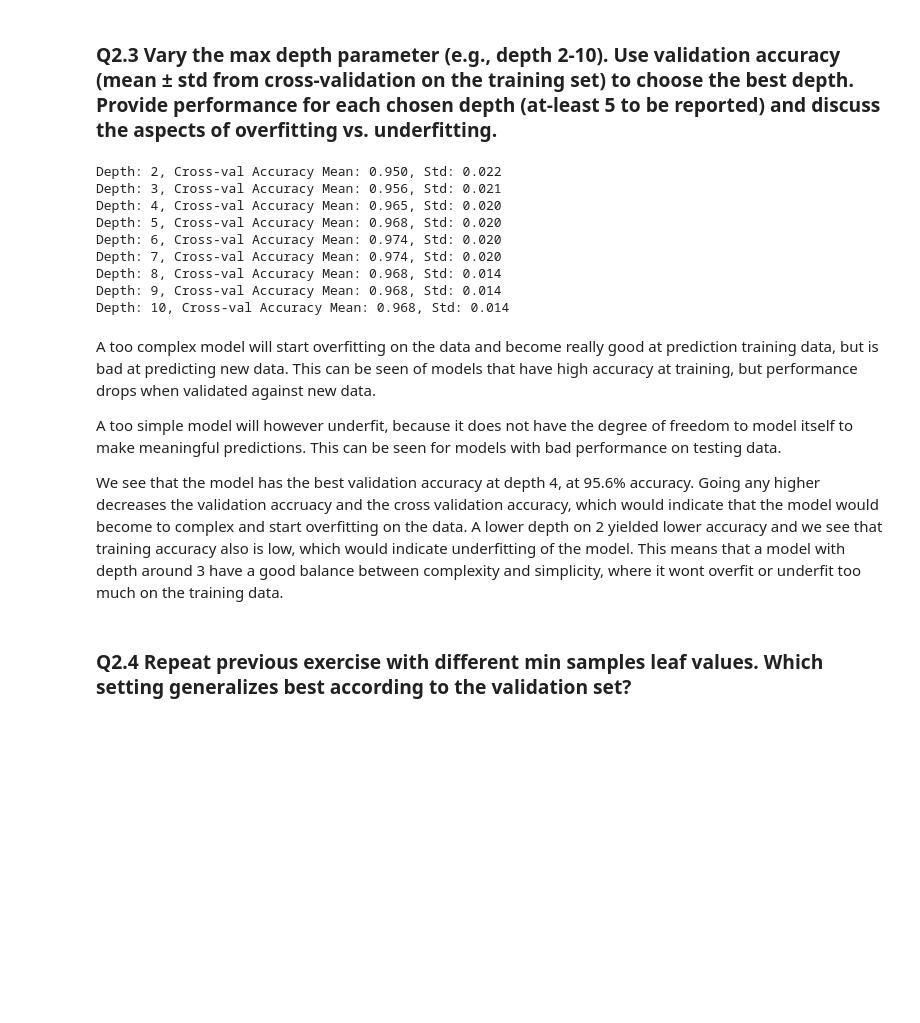
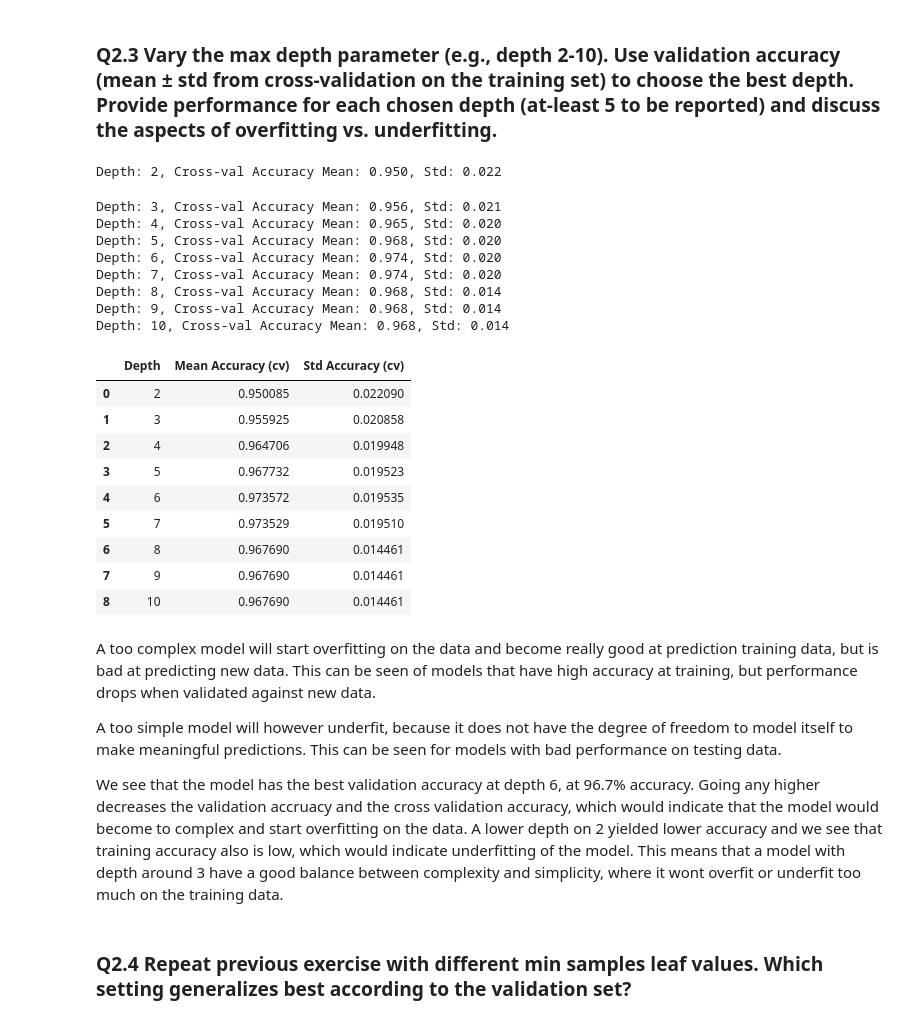
Before and after one commit to JoachimCode/IDATG2208_Assignments, a Jupyter notebook: assignment_2/assignment_2.ipynb, the cells around one changed output. Saved outputs shown, nothing was run; the diff lists cells and outputs as text; code cells hidden in the pictures; blank space fills up the shorter version.

```diff
--- a/assignment_2/assignment_2.ipynb
+++ b/assignment_2/assignment_2.ipynb
@@ -387,6 +409,8 @@ Random Forest with PCA Standard Deviation of Validation Accuracy: 0.027
 PCA can increase the accuracy of decision trees because PCA creates orthogonal axes which makes splitting for the trees simpler, because they can only split along the axis. However we see that the cross validation accuracy did not increase, but the final validation accuracy increased by around 2%. This likely mean that the improvement did not come from PCAs rotation alone, but mainly from PCA removing dimention which reduced noise and prevented overfitting.
 # %% [markdown]
 ### Q2.3 Vary the max depth parameter (e.g., depth 2-10). Use validation accuracy (mean ± std from cross-validation on the training set) to choose the best depth. Provide performance for each chosen depth (at-least 5 to be reported) and discuss the aspects of overfitting vs. underfitting.
+# %%
+split_scored_rf = pd.DataFrame(columns=["Depth", "Mean Accuracy (cv)", "Std Accuracy (cv)"])
 # %%
 for depth in range(2, 11):
     tree_model = RandomForestClassifier(max_depth=depth, random_state=42)
@@ -402,22 +426,42 @@ for depth in range(2, 11):
     mean_acc = np.mean(accuracy_scores)
     std_acc = np.std(accuracy_scores)
     print(f"Depth: {depth}, Cross-val Accuracy Mean: {mean_acc:.3f}, Std: {std_acc:.3f}")
+
+
+    split_scored_rf = pd.concat([split_scored_rf, pd.DataFrame({
+    "Depth": [depth],
+    "Mean Accuracy (cv)": [np.mean(accuracy_scores)],
+    "Std Accuracy (cv)": [np.std(accuracy_scores)],
+    })], ignore_index=True)
 # %% [output]
 Depth: 2, Cross-val Accuracy Mean: 0.950, Std: 0.022
-Depth: 3, Cross-val Accuracy Mean: 0.956, Std: 0.021
-Depth: 4, Cross-val Accuracy Mean: 0.965, Std: 0.020
-Depth: 5, Cross-val Accuracy Mean: 0.968, Std: 0.020
-Depth: 6, Cross-val Accuracy Mean: 0.974, Std: 0.020
-Depth: 7, Cross-val Accuracy Mean: 0.974, Std: 0.020
-Depth: 8, Cross-val Accuracy Mean: 0.968, Std: 0.014
-Depth: 9, Cross-val Accuracy Mean: 0.968, Std: 0.014
-Depth: 10, Cross-val Accuracy Mean: 0.968, Std: 0.014
+Depth: 3, Cross-val Accuracy Mean: 0.956, Std: 0.021
+Depth: 4, Cross-val Accuracy Mean: 0.965, Std: 0.020
+Depth: 5, Cross-val Accuracy Mean: 0.968, Std: 0.020
+Depth: 6, Cross-val Accuracy Mean: 0.974, Std: 0.020
+Depth: 7, Cross-val Accuracy Mean: 0.974, Std: 0.020
+Depth: 8, Cross-val Accuracy Mean: 0.968, Std: 0.014
+Depth: 9, Cross-val Accuracy Mean: 0.968, Std: 0.014
+Depth: 10, Cross-val Accuracy Mean: 0.968, Std: 0.014
+# %%
+split_scored_rf
+# %% [output]
+|  | Depth | Mean Accuracy (cv) | Std Accuracy (cv) |
+| 0 | 2 | 0.950085 | 0.022090 |
+| 1 | 3 | 0.955925 | 0.020858 |
+| 2 | 4 | 0.964706 | 0.019948 |
+| 3 | 5 | 0.967732 | 0.019523 |
+| 4 | 6 | 0.973572 | 0.019535 |
+| 5 | 7 | 0.973529 | 0.019510 |
+| 6 | 8 | 0.967690 | 0.014461 |
+| 7 | 9 | 0.967690 | 0.014461 |
+| 8 | 10 | 0.967690 | 0.014461 |
 # %% [markdown]
 A too complex model will start overfitting on the data and become really good at prediction training data, but is bad at predicting new data. This can be seen of models that have high accuracy at training, but performance drops when validated against new data.
 
 A too simple model will however underfit, because it does not have the degree of freedom to model itself to make meaningful predictions. This can be seen for models with bad performance on testing data.
 
-We see that the model has the best validation accuracy at depth 4, at 95.6% accuracy. Going any higher decreases the validation accruacy and the cross validation accuracy, which would indicate that the model would become to complex and start overfitting on the data. A lower depth on 2 yielded lower accuracy and we see that training accuracy also is low, which would indicate underfitting of the model. This means that a model with depth around 3 have a good balance between complexity and simplicity, where it wont overfit or underfit too much on the training data.
+We see that the model has the best validation accuracy at depth 6, at 96.7% accuracy. Going any higher decreases the validation accruacy and the cross validation accuracy, which would indicate that the model would become to complex and start overfitting on the data. A lower depth on 2 yielded lower accuracy and we see that training accuracy also is low, which would indicate underfitting of the model. This means that a model with depth around 3 have a good balance between complexity and simplicity, where it wont overfit or underfit too much on the training data.
 # %% [markdown]
 ### Q2.4 Repeat previous exercise with different min samples leaf values. Which setting generalizes best according to the validation set?
 # %%
```
Also changed, not shown: parts of 12 cells of this notebook, 1 other file.
